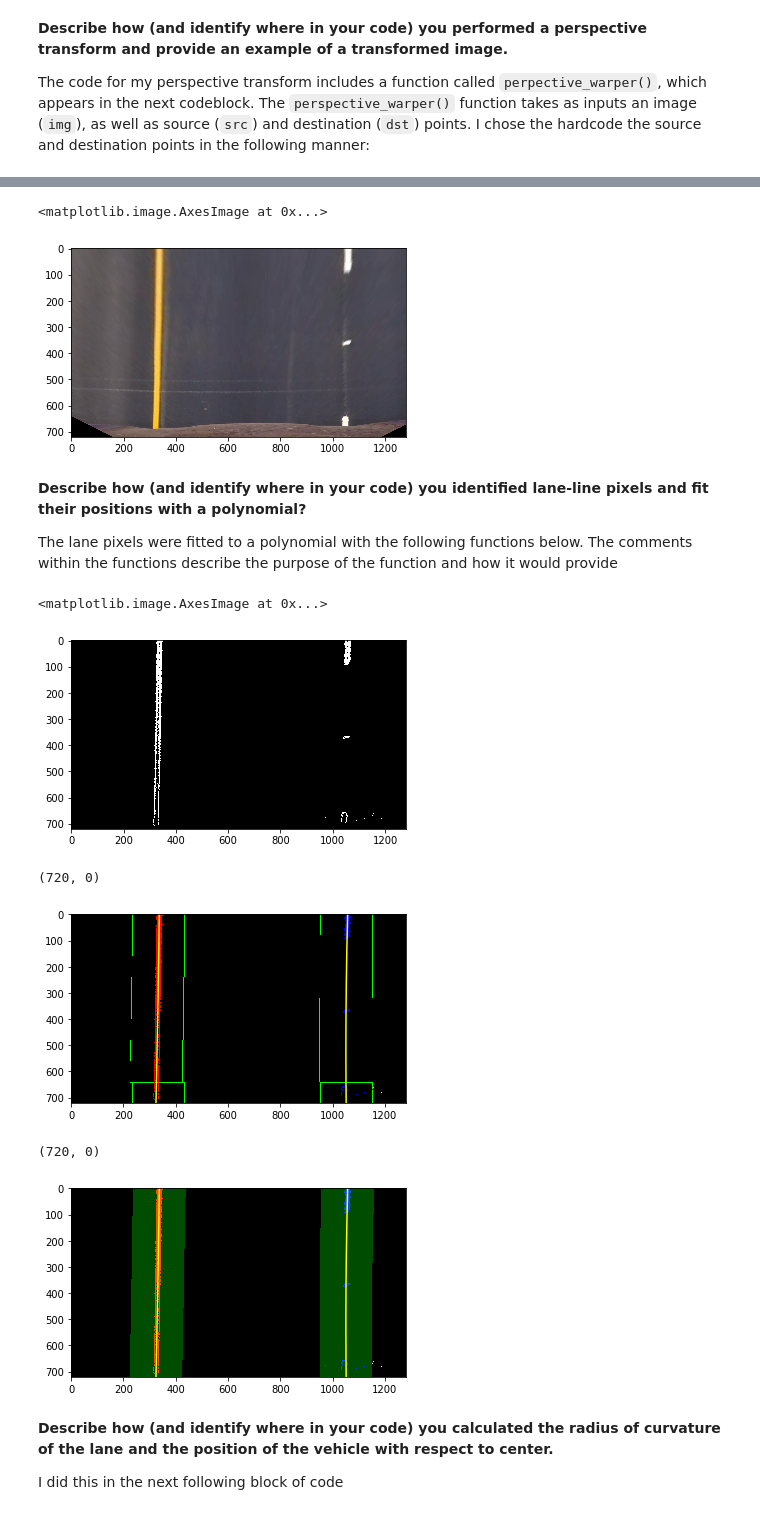
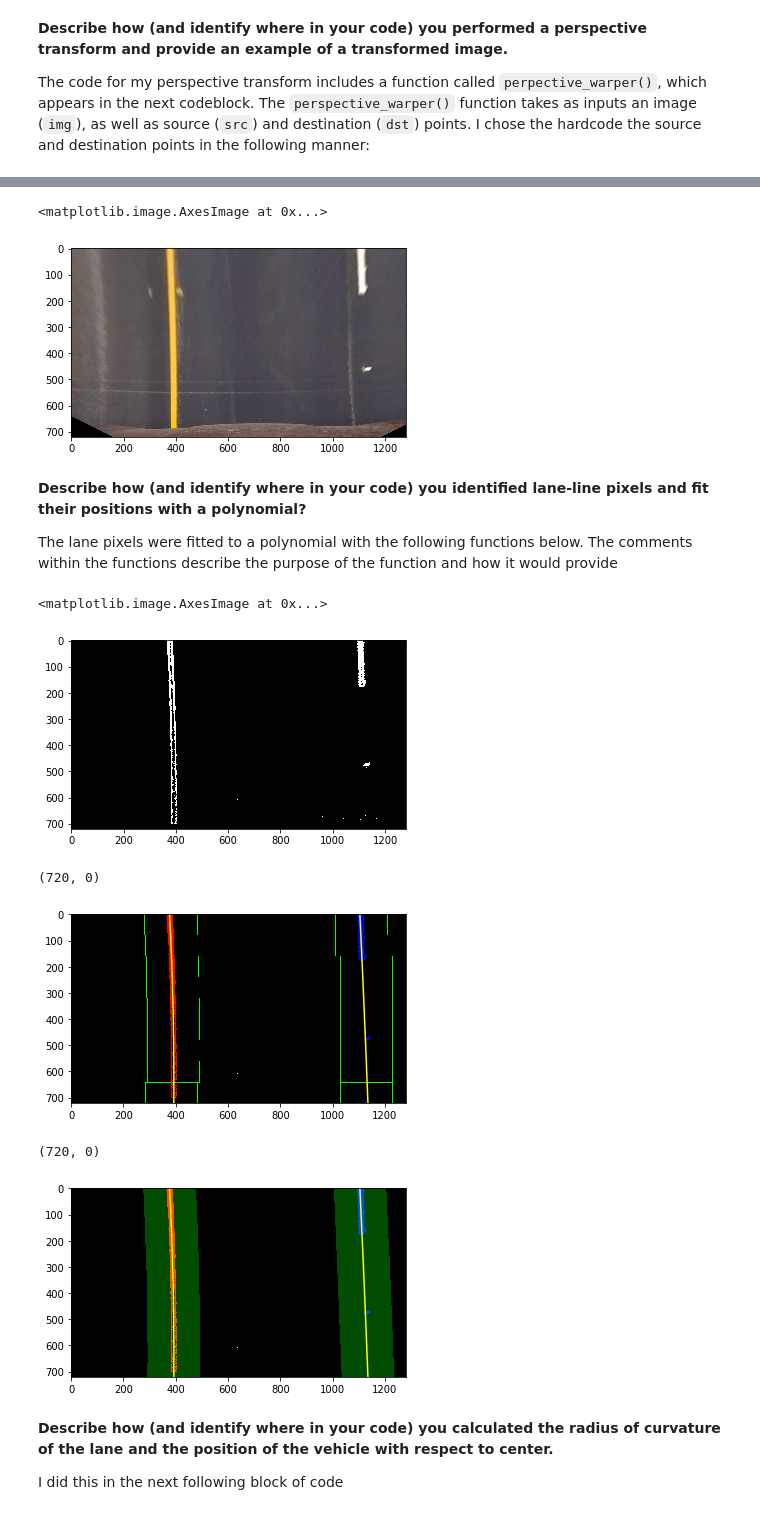
Before and after one commit to hairizuanbinnoorazman/CarND-Advanced-Lane-Lines, a Jupyter notebook: Advanced Lane Finding.ipynb, the cells around one changed output, grey strips where cells are left out. Drawn from its saved outputs; the diff is of its cells as text; code cells hidden in the pictures.

```diff
--- a/Advanced Lane Finding.ipynb
+++ b/Advanced Lane Finding.ipynb
@@ -136,7 +136,7 @@ import matplotlib.pyplot as plt
 import matplotlib.image as mpimg
 
 # Original Image
-image = mpimg.imread('./test_images/test1.jpg')
+image = mpimg.imread('./test_images/test2.jpg')
 print(image.shape)
 plt.imshow(image)
 # %% [output]
@@ -208,7 +208,7 @@ def hls_threshold(image, filter=None, mode=None, lower_threshold=None, upper_thr
     else:
         return image
 # %%
-road_image = mpimg.imread("./test_images/straight_lines1.jpg")
+road_image = mpimg.imread("./test_images/test2.jpg")
 road_image = cv2.undistort(road_image, mtx, dist, None, mtx)
 # %%
 # Testing with just red filter doesn't work
@@ -328,7 +328,8 @@ plt.imshow(combined, cmap='gray')
 
 The code for my perspective transform includes a function called `perpective_warper()`, which appears in the next codeblock.  The `perspective_warper()` function takes as inputs an image (`img`), as well as source (`src`) and destination (`dst`) points.  I chose the hardcode the source and destination points in the following manner:
 # %%
-road_image = mpimg.imread("./test_images/straight_lines1.jpg")
+road_image = mpimg.imread("./test_images/test2.jpg")
+plt.imshow(road_image)
 # Undistort
 dst = cv2.undistort(road_image, mtx, dist, None, mtx)
 img_size = dst.shape
@@ -383,7 +386,7 @@ warped_image = perspective_wrapper(road_image, src, dst)
 plt.imshow(warped_image)
 # %% [output]
 <matplotlib.image.AxesImage at 0x...>
-[figure, old version]
+[figure, new version]
 # %% [markdown]
 **Describe how (and identify where in your code) you identified lane-line pixels and fit their positions with a polynomial?**
 
@@ -509,13 +512,13 @@ binary_warped = perspective_wrapper(combined, src, dst)
 plt.imshow(binary_warped, cmap='gray')
 # %% [output]
 <matplotlib.image.AxesImage at 0x...>
-[figure, old version]
+[figure, new version]
 # %%
 %matplotlib inline
 
 # Run the above functions to get the polyfits for the following road
 leftx_base, rightx_base = get_start_points(binary_warped)
-out_img, left_fit, right_fit, left_lane_inds, right_lane_inds, nonzerox, nonzeroy = process_image(binary_warped, leftx_base, rightx_base)
+out_img, left_fit, right_fit, left_lane_inds, right_lane_inds, nonzerox, nonzeroy = get_initial_indices(binary_warped, leftx_base, rightx_base)
 out_img = plot_lane_fit(binary_warped, out_img, left_fit, right_fit, left_lane_inds, right_lane_inds, nonzerox, nonzeroy)
 
 ploty = np.linspace(0, binary_warped.shape[0]-1, binary_warped.shape[0] )
@@ -528,38 +531,40 @@ plt.xlim(0, 1280)
 plt.ylim(720, 0)
 # %% [output]
 (720, 0)
-[figure, old version]
+[figure, new version]
 # %%
 left_fit, right_fit, left_fitx, right_fitx, nonzerox, nonzeroy, left_lane_inds, right_lane_inds = get_indices(binary_warped, left_fit, right_fit)
 
 # Create an image to draw on and an image to show the selection window
 out_img = np.dstack((binary_warped, binary_warped, binary_warped))*255
 window_img = np.zeros_like(out_img)
 # Color in left and right line pixels
 out_img[nonzeroy[left_lane_inds], nonzerox[left_lane_inds]] = [255, 0, 0]
 out_img[nonzeroy[right_lane_inds], nonzerox[right_lane_inds]] = [0, 0, 255]
+
+margin = 100
 
 # Generate a polygon to illustrate the search window area
 # And recast the x and y points into usable format for cv2.fillPoly()
 left_line_window1 = np.array([np.transpose(np.vstack([left_fitx-margin, ploty]))])
 left_line_window2 = np.array([np.flipud(np.transpose(np.vstack([left_fitx+margin, ploty])))])
 left_line_pts = np.hstack((left_line_window1, left_line_window2))
 right_line_window1 = np.array([np.transpose(np.vstack([right_fitx-margin, ploty]))])
 right_line_window2 = np.array([np.flipud(np.transpose(np.vstack([right_fitx+margin, ploty])))])
 right_line_pts = np.hstack((right_line_window1, right_line_window2))
 
 # Draw the lane onto the warped blank image
 cv2.fillPoly(window_img, np.int_([left_line_pts]), (0,255, 0))
 cv2.fillPoly(window_img, np.int_([right_line_pts]), (0,255, 0))
 result = cv2.addWeighted(out_img, 1, window_img, 0.3, 0)
 plt.imshow(result)
 plt.plot(left_fitx, ploty, color='yellow')
 plt.plot(right_fitx, ploty, color='yellow')
 plt.xlim(0, 1280)
 plt.ylim(720, 0)
 # %% [output]
 (720, 0)
-[figure, old version]
+[figure, new version]
 # %% [markdown]
 **Describe how (and identify where in your code) you calculated the radius of curvature of the lane and the position of the vehicle with respect to center.**
 
```
Also changed, not shown: parts of 17 cells of this notebook, 1 other file.
